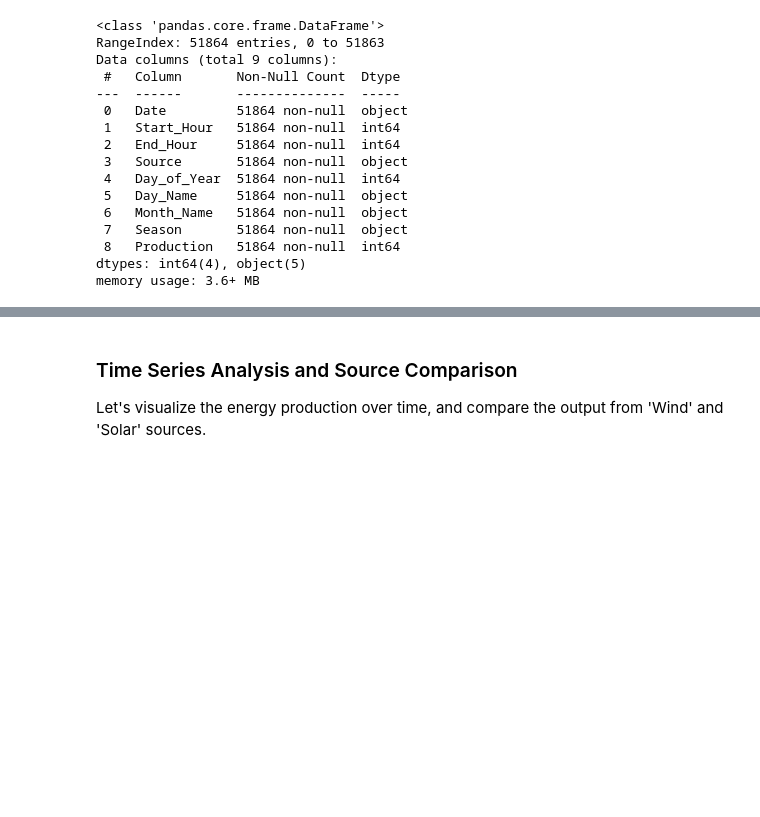
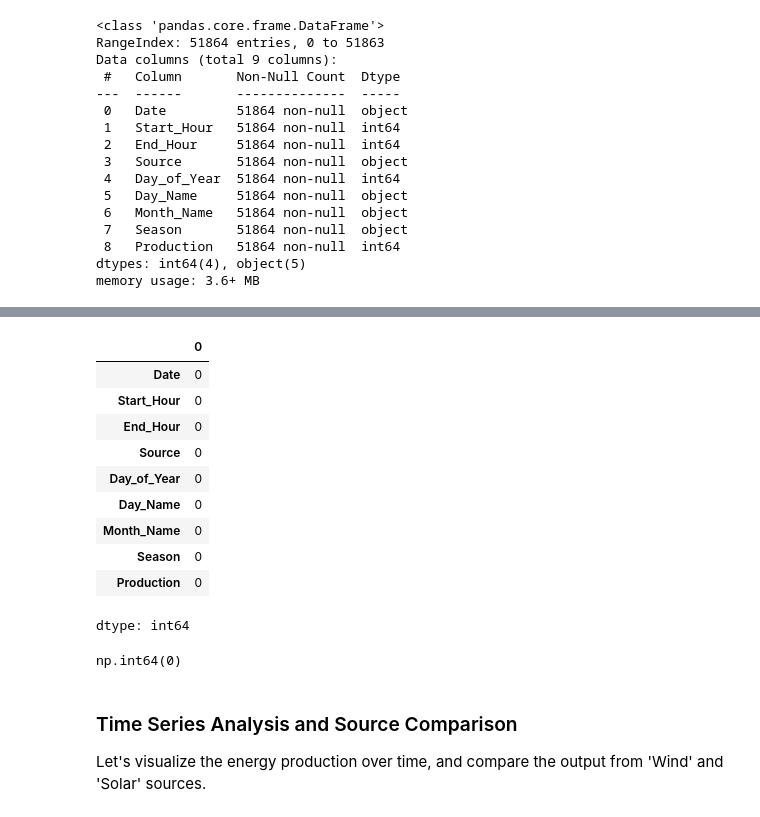
Before and after one commit to Nikhil5566/EDA-Repo, a Jupyter notebook: Wind_&_Solar_Energy_Production_Dataset.ipynb, the cells around one changed output, grey strips where cells are left out. Drawn from its saved outputs; the diff is of its cells as text; code cells hidden in the pictures; blank space fills up the shorter version.

```diff
--- a/Wind_&_Solar_Energy_Production_Dataset.ipynb
+++ b/Wind_&_Solar_Energy_Production_Dataset.ipynb
@@ -131,6 +142,24 @@ df.describe(include = 'all').T
 | Month_Name | 51864 | 12 | October | 4470 | NaN | NaN | NaN | NaN | NaN | NaN | NaN |
 | Season | 51864 | 4 | Summer | 13248 | NaN | NaN | NaN | NaN | NaN | NaN | NaN |
 | Production | 51864.0 | NaN | NaN | NaN | 6215.069933 | 3978.364965 | 58.0 | 3111.0 | 5372.0 | 8501.0 | 23446.0 |
+# %%
+df.isnull().sum()
+# %% [output]
+|  | 0 |
+| Date | 0 |
+| Start_Hour | 0 |
+| End_Hour | 0 |
+| Source | 0 |
+| Day_of_Year | 0 |
+| Day_Name | 0 |
+| Month_Name | 0 |
+| Season | 0 |
+| Production | 0 |
+dtype: int64
+# %%
+df.duplicated().sum()
+# %% [output]
+np.int64(0)
 # %% [markdown]
 ### Time Series Analysis and Source Comparison
 
```
Also changed, not shown: parts of 13 cells of this notebook.
